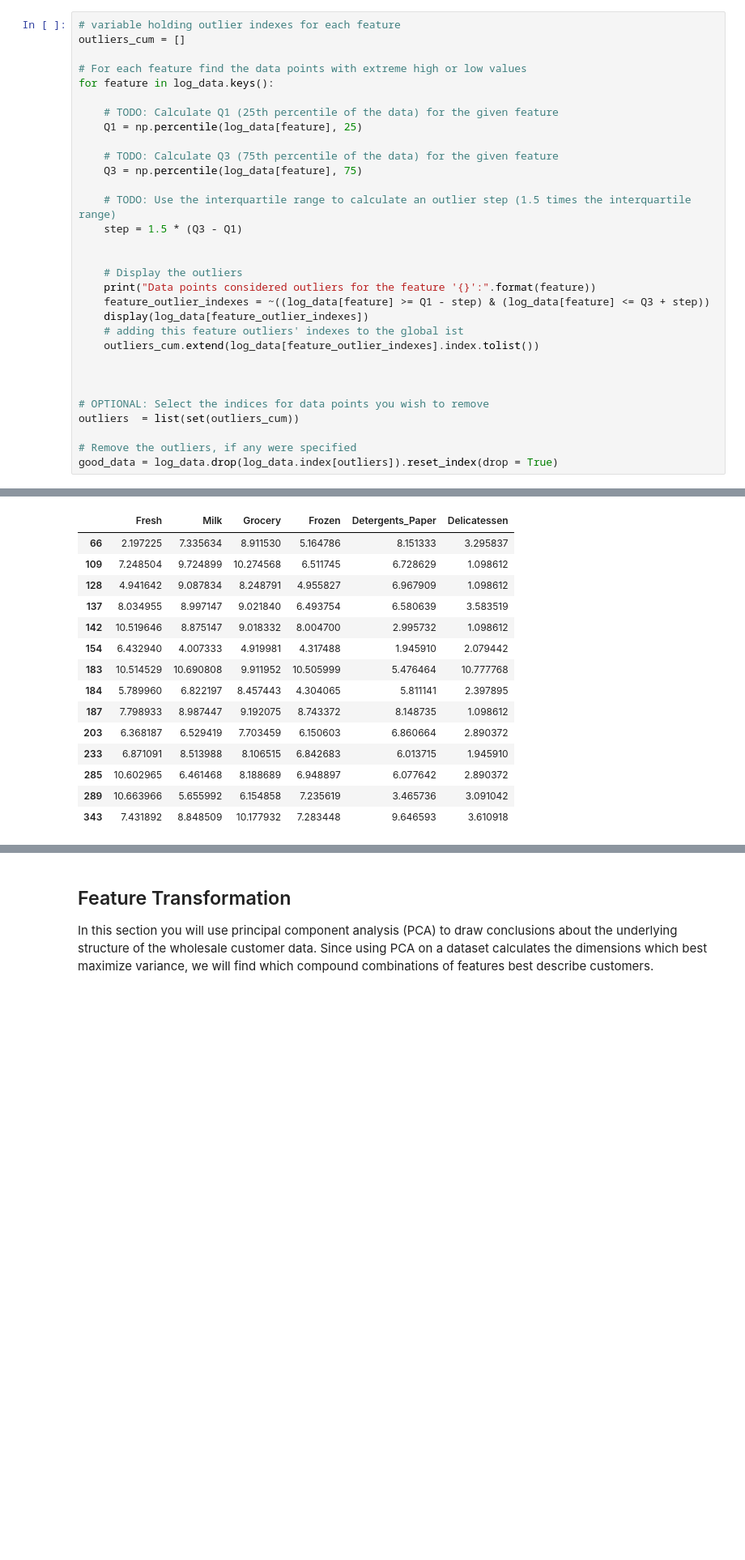
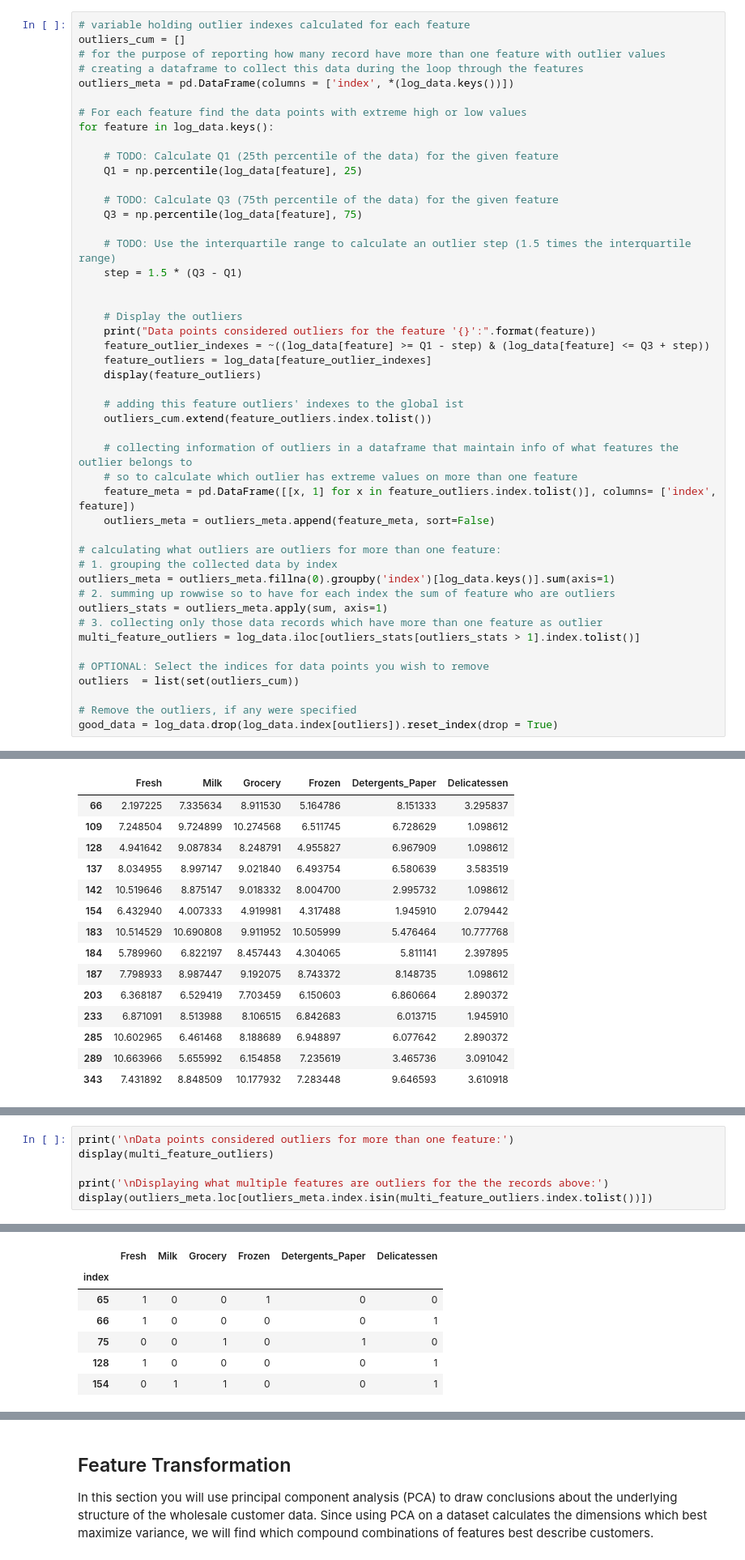
Before and after one commit to gromag/machine-learning, a Jupyter notebook: projects/customer_segments/customer_segments.ipynb, the cells around one changed output, grey strips where cells are left out. Shown: that part at 81% size. Drawn from its saved outputs; the diff is of its cells as text; blank space fills up the shorter version.

```diff
--- a/projects/customer_segments/customer_segments.ipynb
+++ b/projects/customer_segments/customer_segments.ipynb
@@ -258,8 +258,11 @@ In the code block below, you will need to implement the following:
 **NOTE:** If you choose to remove any outliers, ensure that the sample data does not contain any of these points!
 Once you have performed this implementation, the dataset will be stored in the variable `good_data`.
 # %%
-# variable holding outlier indexes for each feature
+# variable holding outlier indexes calculated for each feature
 outliers_cum = []
+# for the purpose of reporting how many record have more than one feature with outlier values
+# creating a dataframe to collect this data during the loop through the features
+outliers_meta = pd.DataFrame(columns = ['index', *(log_data.keys())])
 
 # For each feature find the data points with extreme high or low values
 for feature in log_data.keys():
@@ -277,11 +280,24 @@ for feature in log_data.keys():
     # Display the outliers
     print("Data points considered outliers for the feature '{}':".format(feature))
     feature_outlier_indexes = ~((log_data[feature] >= Q1 - step) & (log_data[feature] <= Q3 + step))
-    display(log_data[feature_outlier_indexes])
+    feature_outliers = log_data[feature_outlier_indexes]
+    display(feature_outliers)
+
     # adding this feature outliers' indexes to the global ist
-    outliers_cum.extend(log_data[feature_outlier_indexes].index.tolist())
+    outliers_cum.extend(feature_outliers.index.tolist())
 
+    # collecting information of outliers in a dataframe that maintain info of what features the outlier belongs to
+    # so to calculate which outlier has extreme values on more than one feature
+    feature_meta = pd.DataFrame([[x, 1] for x in feature_outliers.index.tolist()], columns= ['index', feature])
+    outliers_meta = outliers_meta.append(feature_meta, sort=False)
 
+# calculating what outliers are outliers for more than one feature:
+# 1. grouping the collected data by index
+outliers_meta = outliers_meta.fillna(0).groupby('index')[log_data.keys()].sum(axis=1)
+# 2. summing up rowwise so to have for each index the sum of feature who are outliers
+outliers_stats = outliers_meta.apply(sum, axis=1)
+# 3. collecting only those data records which have more than one feature as outlier
+multi_feature_outliers = log_data.iloc[outliers_stats[outliers_stats > 1].index.tolist()]
 
 # OPTIONAL: Select the indices for data points you wish to remove
 outliers  = list(set(outliers_cum))
@@ -363,0 +368,7 @@ display(log_data.describe())
+# %%
+print('\nData points considered outliers for more than one feature:')
+display(multi_feature_outliers)
+
+print('\nDisplaying what multiple features are outliers for the the records above:')
+display(outliers_meta.loc[outliers_meta.index.isin(multi_feature_outliers.index.tolist())])
+# %% [output]
@@ -364,3 +383,10 @@ display(log_data.describe())
+|  | Fresh | Milk | Grocery | Frozen | Detergents_Paper | Delicatessen |
+| index |  |  |  |  |  |  |
+| 65 | 1 | 0 | 0 | 1 | 0 | 0 |
+| 66 | 1 | 0 | 0 | 0 | 0 | 1 |
+| 75 | 0 | 0 | 1 | 0 | 1 | 0 |
+| 128 | 1 | 0 | 0 | 0 | 0 | 1 |
+| 154 | 0 | 1 | 1 | 0 | 0 | 1 |
 # %% [markdown]
 ### Question 4
 * Are there any data points considered outliers for more than one feature based on the definition above?
```
Also changed, not shown: parts of 4 cells of this notebook, 1 other file.
